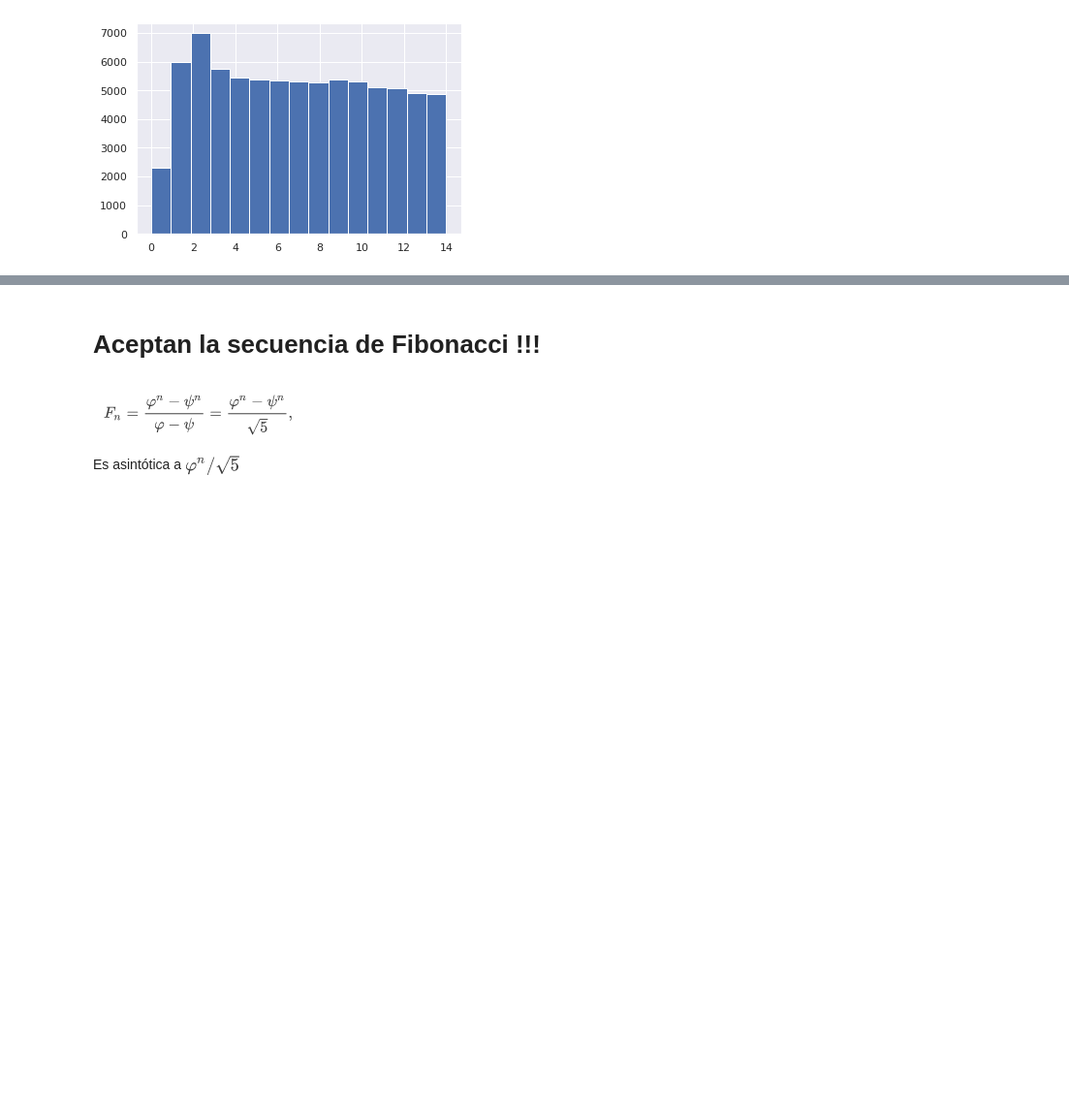
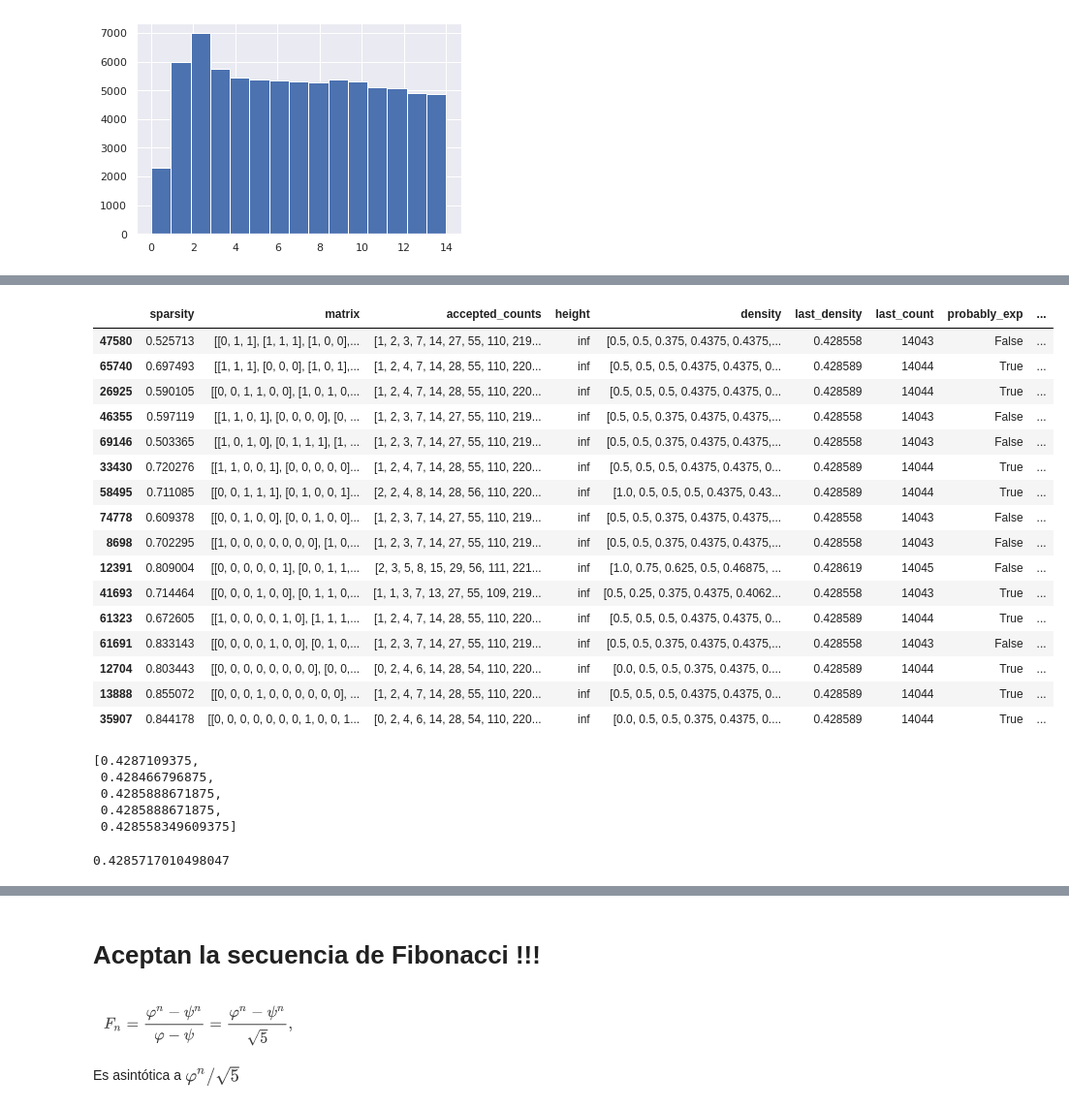
Before and after one commit to viantirreau/count-nfa, a Jupyter notebook: notebooks/Bruteforce.ipynb, the cells around one changed output, grey strips where cells are left out. Shown at 97% size. Saved outputs shown, nothing was run; the diff lists cells and outputs as text; code cells hidden in the pictures; blank space fills up the shorter version.

```diff
--- a/notebooks/Bruteforce.ipynb
+++ b/notebooks/Bruteforce.ipynb
@@ -301,0 +318,32 @@ df.real_n_states.hist(bins=15)
+# %%
+df[abs(df.last_count - 14043) < 5].sort_values("real_n_states")
+# %% [output]
+|  | sparsity | matrix | accepted_counts | height | density | last_density | last_count | probably_exp | ... |
+| 47580 | 0.525713 | [[0, 1, 1], [1, 1, 1], [1, 0, 0],... | [1, 2, 3, 7, 14, 27, 55, 110, 219... | inf | [0.5, 0.5, 0.375, 0.4375, 0.4375,... | 0.428558 | 14043 | False | ... |
+| 65740 | 0.697493 | [[1, 1, 1], [0, 0, 0], [1, 0, 1],... | [1, 2, 4, 7, 14, 28, 55, 110, 220... | inf | [0.5, 0.5, 0.5, 0.4375, 0.4375, 0... | 0.428589 | 14044 | True | ... |
+| 26925 | 0.590105 | [[0, 0, 1, 1, 0, 0], [1, 0, 1, 0,... | [1, 2, 4, 7, 14, 28, 55, 110, 220... | inf | [0.5, 0.5, 0.5, 0.4375, 0.4375, 0... | 0.428589 | 14044 | True | ... |
+| 46355 | 0.597119 | [[1, 1, 0, 1], [0, 0, 0, 0], [0, ... | [1, 2, 3, 7, 14, 27, 55, 110, 219... | inf | [0.5, 0.5, 0.375, 0.4375, 0.4375,... | 0.428558 | 14043 | False | ... |
+| 69146 | 0.503365 | [[1, 0, 1, 0], [0, 1, 1, 1], [1, ... | [1, 2, 3, 7, 14, 27, 55, 110, 219... | inf | [0.5, 0.5, 0.375, 0.4375, 0.4375,... | 0.428558 | 14043 | False | ... |
+| 33430 | 0.720276 | [[1, 1, 0, 0, 1], [0, 0, 0, 0, 0]... | [1, 2, 4, 7, 14, 28, 55, 110, 220... | inf | [0.5, 0.5, 0.5, 0.4375, 0.4375, 0... | 0.428589 | 14044 | True | ... |
+| 58495 | 0.711085 | [[0, 0, 1, 1, 1], [0, 1, 0, 0, 1]... | [2, 2, 4, 8, 14, 28, 56, 110, 220... | inf | [1.0, 0.5, 0.5, 0.5, 0.4375, 0.43... | 0.428589 | 14044 | True | ... |
+| 74778 | 0.609378 | [[0, 0, 1, 0, 0], [0, 0, 1, 0, 0]... | [1, 2, 3, 7, 14, 27, 55, 110, 219... | inf | [0.5, 0.5, 0.375, 0.4375, 0.4375,... | 0.428558 | 14043 | False | ... |
+| 8698 | 0.702295 | [[1, 0, 0, 0, 0, 0, 0, 0], [1, 0,... | [1, 2, 3, 7, 14, 27, 55, 110, 219... | inf | [0.5, 0.5, 0.375, 0.4375, 0.4375,... | 0.428558 | 14043 | False | ... |
+| 12391 | 0.809004 | [[0, 0, 0, 0, 0, 1], [0, 0, 1, 1,... | [2, 3, 5, 8, 15, 29, 56, 111, 221... | inf | [1.0, 0.75, 0.625, 0.5, 0.46875, ... | 0.428619 | 14045 | False | ... |
+| 41693 | 0.714464 | [[0, 0, 0, 1, 0, 0], [0, 1, 1, 0,... | [1, 1, 3, 7, 13, 27, 55, 109, 219... | inf | [0.5, 0.25, 0.375, 0.4375, 0.4062... | 0.428558 | 14043 | True | ... |
+| 61323 | 0.672605 | [[1, 0, 0, 0, 0, 1, 0], [1, 1, 1,... | [1, 2, 4, 7, 14, 28, 55, 110, 220... | inf | [0.5, 0.5, 0.5, 0.4375, 0.4375, 0... | 0.428589 | 14044 | True | ... |
+| 61691 | 0.833143 | [[0, 0, 0, 0, 1, 0, 0], [0, 1, 0,... | [1, 2, 3, 7, 14, 27, 55, 110, 219... | inf | [0.5, 0.5, 0.375, 0.4375, 0.4375,... | 0.428558 | 14043 | False | ... |
+| 12704 | 0.803443 | [[0, 0, 0, 0, 0, 0, 0, 0], [0, 0,... | [0, 2, 4, 6, 14, 28, 54, 110, 220... | inf | [0.0, 0.5, 0.5, 0.375, 0.4375, 0.... | 0.428589 | 14044 | True | ... |
+| 13888 | 0.855072 | [[0, 0, 0, 1, 0, 0, 0, 0, 0, 0], ... | [1, 2, 4, 7, 14, 28, 55, 110, 220... | inf | [0.5, 0.5, 0.5, 0.4375, 0.4375, 0... | 0.428589 | 14044 | True | ... |
+| 35907 | 0.844178 | [[0, 0, 0, 0, 0, 0, 0, 1, 0, 0, 1... | [0, 2, 4, 6, 14, 28, 54, 110, 220... | inf | [0.0, 0.5, 0.5, 0.375, 0.4375, 0.... | 0.428589 | 14044 | True | ... |
+# %%
+df.loc[47580].density[10:]
+# %% [output]
+[0.4287109375,
+ 0.428466796875,
+ 0.4285888671875,
+ 0.4285888671875,
+ 0.428558349609375]
+# %%
+NFA.from_random_matrix(df.loc[47580].matrix).bruteforce_count_only(20)/2**20
+# %% [output]
+0.4285717010498047
```
Also changed, not shown: parts of 5 cells of this notebook, 5 other files.
